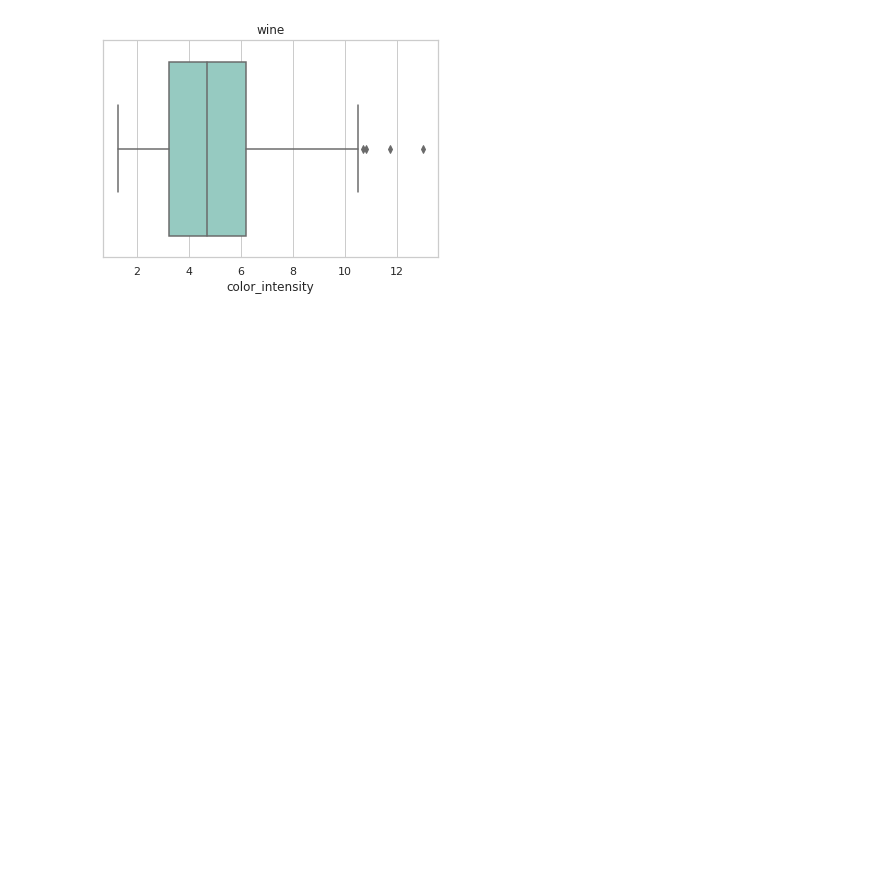
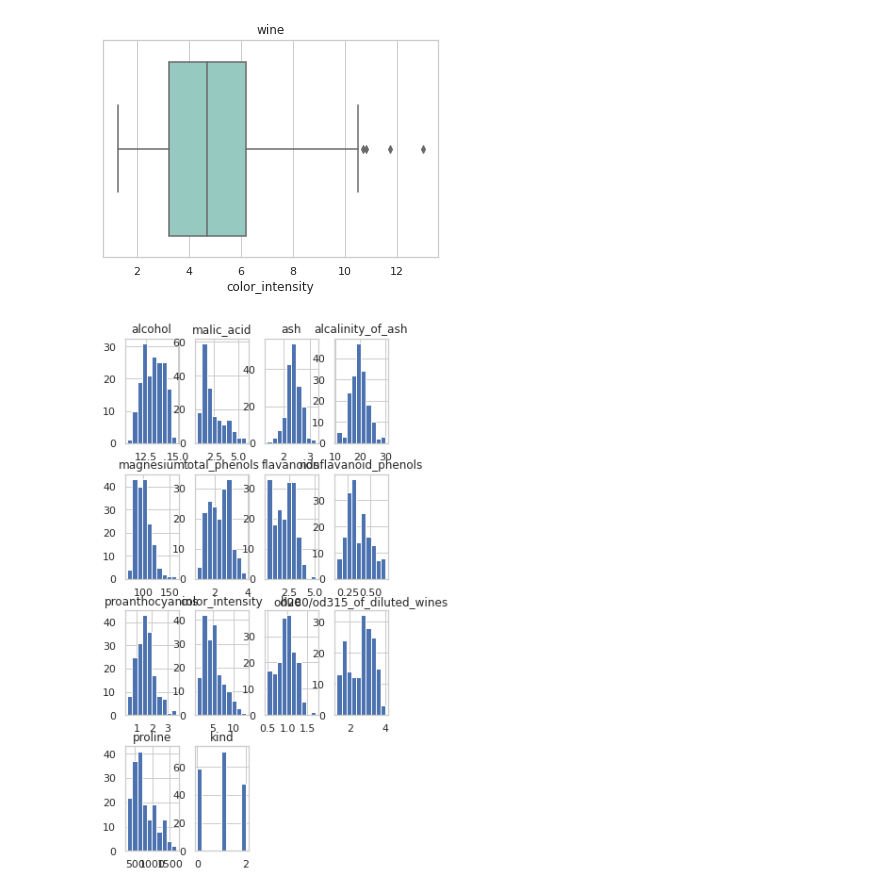
Before and after one commit to P2GONE/AI, a Jupyter notebook: wine_AI.ipynb, the cells around one changed output. Drawn from its saved outputs; the diff is of its cells as text; code cells hidden in the pictures; blank space fills up the shorter version.

```diff
--- a/wine_AI.ipynb
+++ b/wine_AI.ipynb
@@ -147,3 +147,10 @@ plt.title("wine")
 plt.show()
 # %% [output]
 [figure]
+# %%
+fig = plt.figure(figsize = (5,10))
+ax = fig.gca()
+totall_data.hist(ax = ax)
+plt.show()
+# %% [output]
+[figure, added]
```
